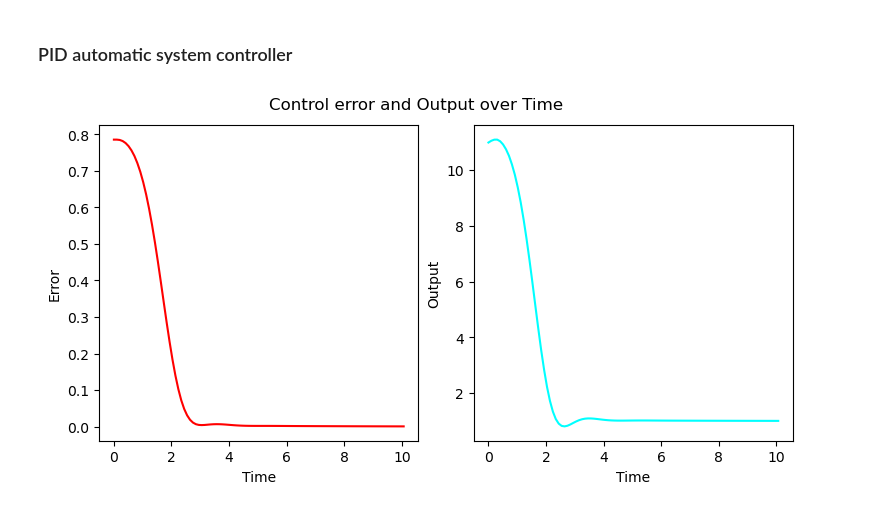
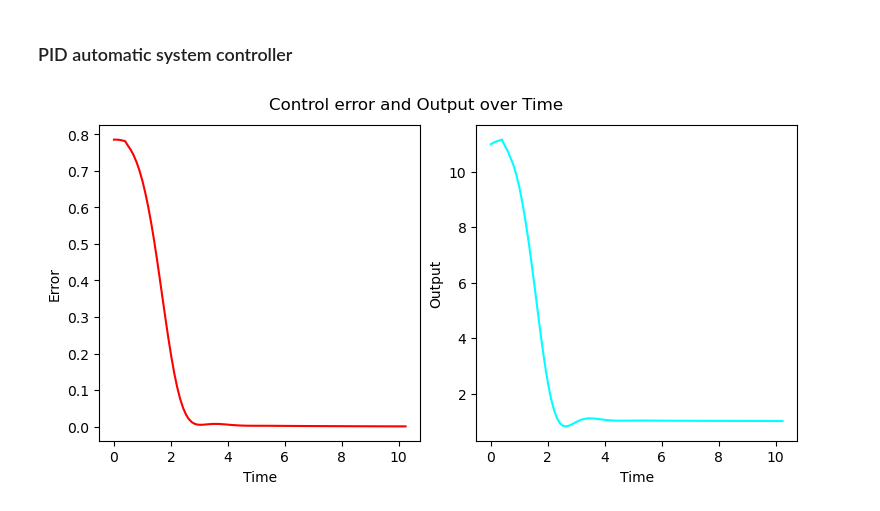
Before and after one commit to OllieKampo/aloy, a Jupyter notebook: control/examples.ipynb, the cells around one changed output. Saved outputs shown, nothing was run; the diff lists cells and outputs as text; code cells hidden in the pictures.

Commit message:
Update control systems, examples, and PID.

```diff
--- a/control/examples.ipynb
+++ b/control/examples.ipynb
@@ -67,34 +66,38 @@ plot_error(time_points, error_values, output_values)
 # %%
 import numpy as np
 import time
 from control.pid import PIDController
 from control.systems import InvertedPendulumSystem
 from control.controlutils import plot_error
 from control.controllers import SystemController, AutoSystemController
 
 pend_system = InvertedPendulumSystem()
 controller = PIDController(14.0, 0.80, 2.5)
 system_controller = SystemController(controller, pend_system)
 auto_controller = AutoSystemController(system_controller)
 
 ticks: int = 100
 delta_time: float = 0.1
 time_factor: float = 10.0
 
-time_points = []
-error_values = []
-output_values = []
+time_points = np.zeros(ticks)
+error_values = np.empty(ticks)
+output_values = np.empty(ticks)
 
 def update(i, e, o, dt, tt):
     global time_points, error_values, output_values
-    time_points.append(tt)
-    error_values.append(e)
-    output_values.append(o)
+    time_points[i-1] = tt
+    error_values[i-1] = e
+    output_values[i-1] = o
 
-with auto_controller.context_run(tick_rate=(1.0 / delta_time), time_factor=time_factor, data_callback=update, reset=True):
+with auto_controller.context_run(
+        tick_rate=(1.0 / delta_time),
+        time_factor=time_factor,
+        data_callback=update,
+        reset=True):
     for _ in range(ticks):
         time.sleep((delta_time / time_factor))
 
 plot_error(time_points, error_values, output_values)
 # %% [output]
-[figure, old version]
+[figure, new version]
```
Also changed, not shown: parts of 5 cells of this notebook, 2 other files.
